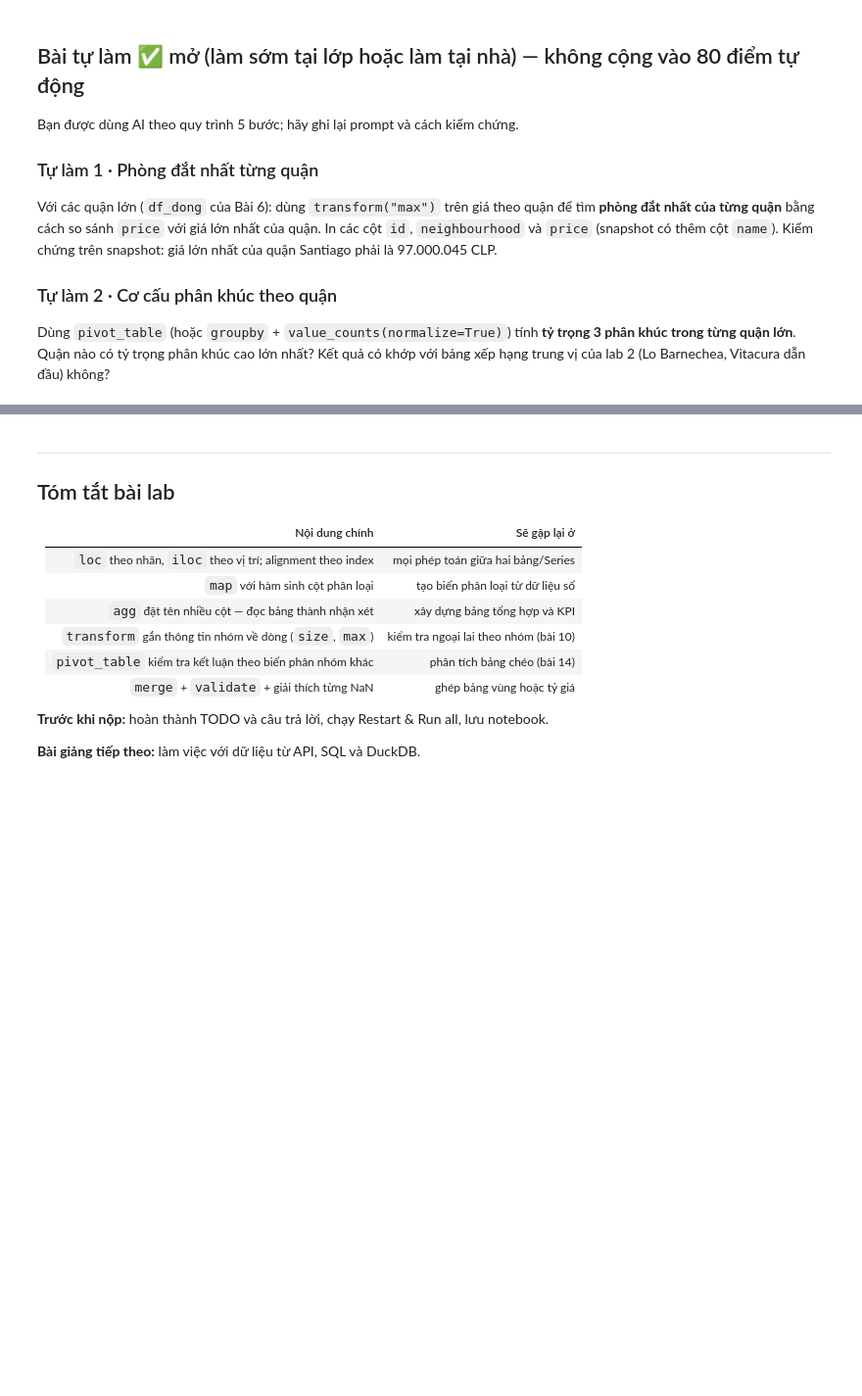
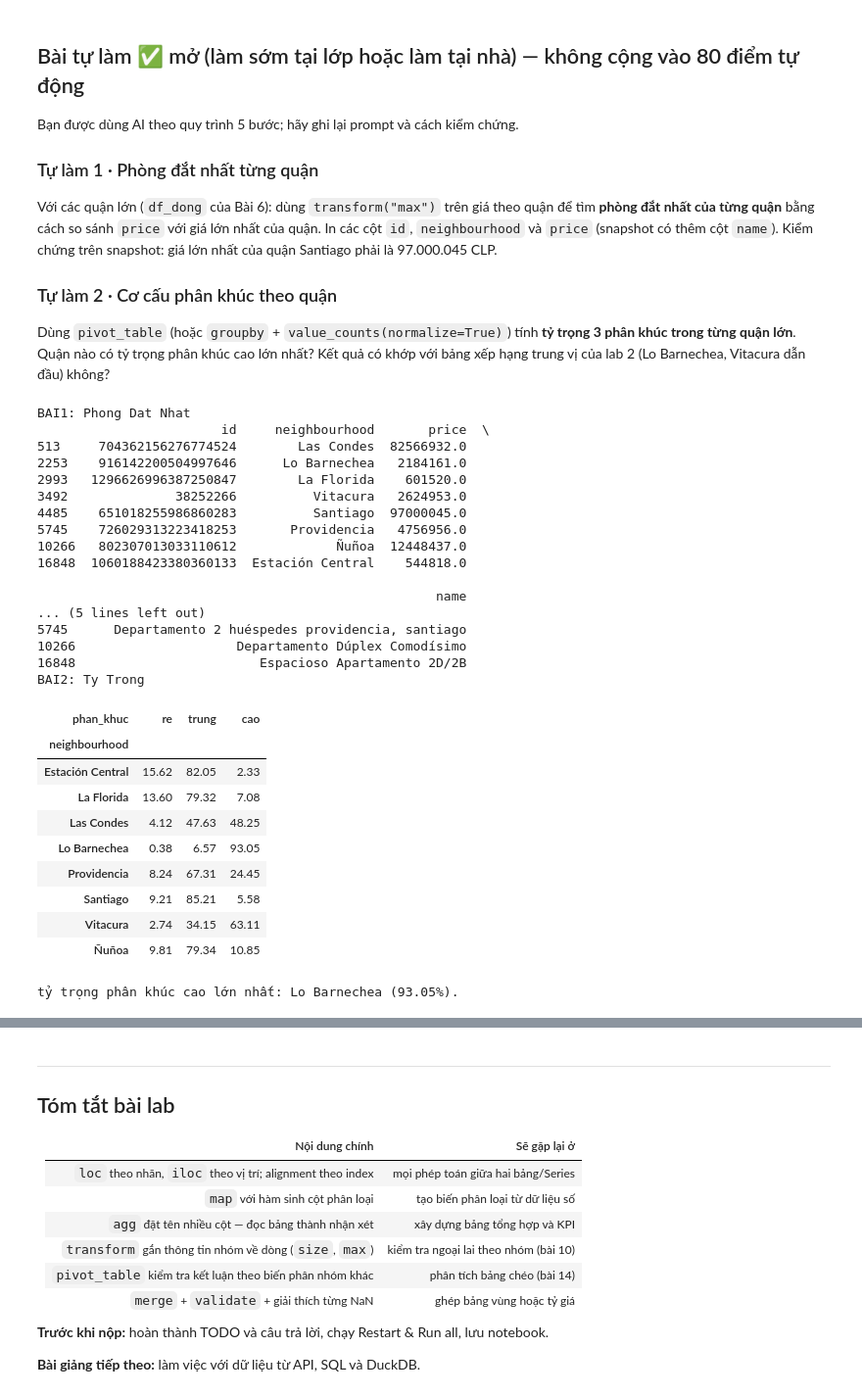
Before and after one commit to uet-iai-notebook-labs-2026/dse2049_1_25023073, a Jupyter notebook: lab-05.ipynb, the cells around one changed output, grey strips where cells are left out. Shown at 98% size. Cells and saved outputs as stored; diff of their text form; code cells hidden in the pictures; blank space fills up the shorter version.

```diff
--- a/lab-05.ipynb
+++ b/lab-05.ipynb
@@ -555,4 +555,61 @@ Kiểm chứng trên snapshot: giá lớn nhất của quận Santiago phải l
 Dùng `pivot_table` (hoặc `groupby` + `value_counts(normalize=True)`) tính **tỷ trọng
 3 phân khúc trong từng quận lớn**. Quận nào có tỷ trọng phân khúc cao lớn nhất? Kết quả có
 khớp với bảng xếp hạng trung vị của lab 2 (Lo Barnechea, Vitacura dẫn đầu) không?
+# %%
+#bai1
+nguong = 300
+df_dong = big_districts(df, nguong)["df_dong"]
+gia_max_quan = df_dong.groupby("neighbourhood")["price"].transform("max")
+phong_dat_nhat = df_dong[df_dong["price"] == gia_max_quan]
+cols = ["id", "neighbourhood", "price"]
+if "name" in df_dong.columns:
+    cols.append("name")
+
+print("BAI1: Phong Dat Nhat")
+print(phong_dat_nhat[cols])
+
+#bai2
+print("BAI2: Ty Trong")
+pt_count = df_dong.pivot_table(
+    index="neighbourhood",
+    columns="phan_khuc",
+    values="id",
+    aggfunc="count",
+    fill_value=0
+)
+co_cau = pt_count.div(pt_count.sum(axis=1), axis=0) * 100
+co_cau = co_cau[["re", "trung", "cao"]].round(2)
+display(co_cau)
+quan_cao_nhat = co_cau["cao"].idxmax()
+ty_le_cao_nhat = co_cau.loc[quan_cao_nhat, "cao"]
+print(f"\ntỷ trọng phân khúc cao lớn nhất: {quan_cao_nhat} ({ty_le_cao_nhat}%).")
+# %% [output]
+BAI1: Phong Dat Nhat
+                        id     neighbourhood       price  \
+513     704362156276774524        Las Condes  82566932.0
+2253    916142200504997646      Lo Barnechea   2184161.0
+2993   1296626996387250847        La Florida    601520.0
+3492              38252266          Vitacura   2624953.0
+4485    651018255986860283          Santiago  97000045.0
+5745    726029313223418253       Providencia   4756956.0
+10266   802307013033110612             Ñuñoa  12448437.0
+16848  1060188423380360133  Estación Central    544818.0
+
+                                                    name
+... (5 lines left out)
+5745      Departamento 2 huéspedes providencia, santiago
+10266                     Departamento Dúplex Comodísimo
+16848                        Espacioso Apartamento 2D/2B
+BAI2: Ty Trong
+| phan_khuc | re | trung | cao |
+| neighbourhood |  |  |  |
+| Estación Central | 15.62 | 82.05 | 2.33 |
+| La Florida | 13.60 | 79.32 | 7.08 |
+| Las Condes | 4.12 | 47.63 | 48.25 |
+| Lo Barnechea | 0.38 | 6.57 | 93.05 |
+| Providencia | 8.24 | 67.31 | 24.45 |
+| Santiago | 9.21 | 85.21 | 5.58 |
+| Vitacura | 2.74 | 34.15 | 63.11 |
+| Ñuñoa | 9.81 | 79.34 | 10.85 |
+tỷ trọng phân khúc cao lớn nhất: Lo Barnechea (93.05%).
 # %% [markdown]
```
Also changed, not shown: parts of 3 cells of this notebook.
